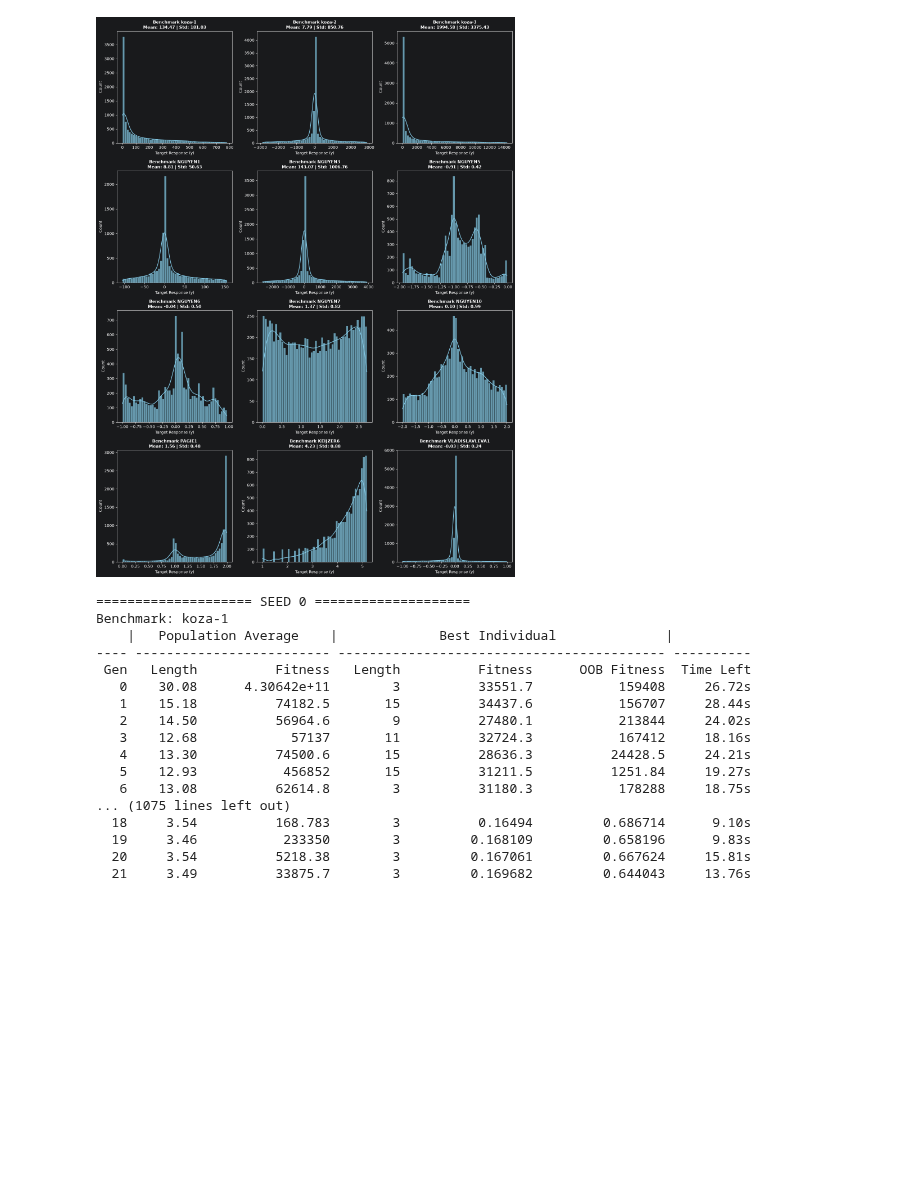
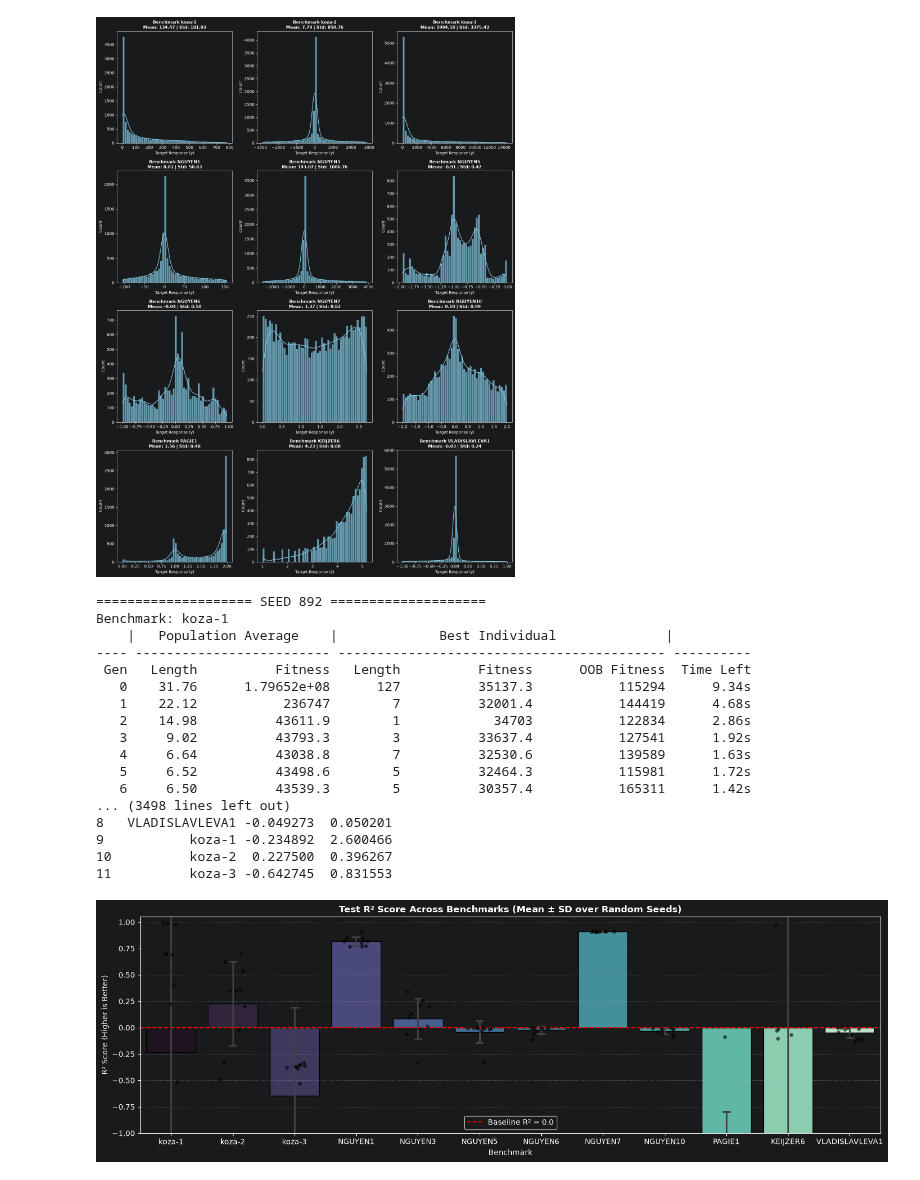
Before and after one commit to Repeating1212/gplearn, a Jupyter notebook: ppm/gp_comparison.ipynb, the cells around one changed output. Drawn from its saved outputs; the diff is of its cells as text; code cells hidden in the pictures; blank space fills up the shorter version.

```diff
--- a/ppm/gp_comparison.ipynb
+++ b/ppm/gp_comparison.ipynb
@@ -204,6 +209,7 @@ random_seeds = master_rng.integers(low=0, high=10000, size=4).tolist()
 # print_result()
 # %%
 results = []
+trained_regressors = defaultdict(dict)
 
 for seed in random_seeds:
     print(f"\n==================== SEED {seed} ====================")
@@ -214,13 +220,13 @@ for seed in random_seeds:
 
         # 2. Instantiate GP with current random_state
         est_gp = SymbolicRegressor(
-            population_size=500,
-            generations=50, stopping_criteria=0.01,
+            population_size=100,
+            generations=25, stopping_criteria=0.01,
             tournament_size= 5,
             p_crossover=0.7, p_subtree_mutation=0.1,
             p_hoist_mutation=0.05, p_point_mutation=0.1,
             max_samples=0.9, verbose=1,
-            parsimony_coefficient=0.01, random_state=seed,
+            parsimony_coefficient=0.01, random_state=0,
             metric= 'mse'
         )
 
@@ -236,6 +242,7 @@ for seed in random_seeds:
         r2 = r2_score(y_test, y_pred)
 
         # 6. Record findings
+        trained_regressors[name][seed] = est_gp
         results.append({
             'Seed': seed,
             'Benchmark': name,
@@ -262,43 +269,44 @@ sns.barplot(
     errorbar='sd',       # Shows standard deviation across seeds
     capsize=0.1,         # Adds caps to error bars
     legend=False,
     edgecolor='black'
 )
 
 # Overlay individual seed points
 sns.stripplot(
     data=df_results,
     x='Benchmark',
     y='R2_Score',
     color='black',
     alpha=0.6,
     jitter=0.2,
     size=5
 )
 
 plt.axhline(0, color='red', linestyle='--', label='Baseline R² = 0.0')
 plt.ylim(-1.0, 1.05)
 plt.title('Test R² Score Across Benchmarks (Mean ± SD over Random Seeds)', fontsize=12, fontweight='bold')
 plt.ylabel('R² Score (Higher is Better)')
 plt.grid(axis='y', linestyle=':', alpha=0.7)
 plt.legend()
 plt.tight_layout()
 plt.show()
 # %% [output]
-==================== SEED 0 ====================
+==================== SEED 892 ====================
 Benchmark: koza-1
     |   Population Average    |             Best Individual              |
 ---- ------------------------- ------------------------------------------ ----------
  Gen   Length          Fitness   Length          Fitness      OOB Fitness  Time Left
-   0    30.08      4.30642e+11        3          33551.7           159408     26.72s
-   1    15.18          74182.5       15          34437.6           156707     28.44s
-   2    14.50          56964.6        9          27480.1           213844     24.02s
-   3    12.68            57137       11          32724.3           167412     18.16s
-   4    13.30          74500.6       15          28636.3          24428.5     24.21s
-   5    12.93           456852       15          31211.5          1251.84     19.27s
-   6    13.08          62614.8        3          31180.3           178288     18.75s
-... (1075 lines left out)
-  18     3.54          168.783        3          0.16494         0.686714      9.10s
-  19     3.46           233350        3         0.168109         0.658196      9.83s
-  20     3.54          5218.38        3         0.167061         0.667624     15.81s
-  21     3.49          33875.7        3         0.169682         0.644043     13.76s
+   0    31.76      1.79652e+08      127          35137.3           115294      9.34s
+   1    22.12           236747        7          32001.4           144419      4.68s
+   2    14.98          43611.9        1            34703           122834      2.86s
+   3     9.02          43793.3        3          33637.4           127541      1.92s
+   4     6.64          43038.8        7          32530.6           139589      1.63s
+   5     6.52          43498.6        5          32464.3           115981      1.72s
+   6     6.50          43539.3        5          30357.4           165311      1.42s
+... (3498 lines left out)
+8   VLADISLAVLEVA1 -0.049273  0.050201
+9           koza-1 -0.234892  2.600466
+10          koza-2  0.227500  0.396267
+11          koza-3 -0.642745  0.831553
+[figure, added]
```
Also changed, not shown: parts of 6 cells of this notebook, 7 other files.
